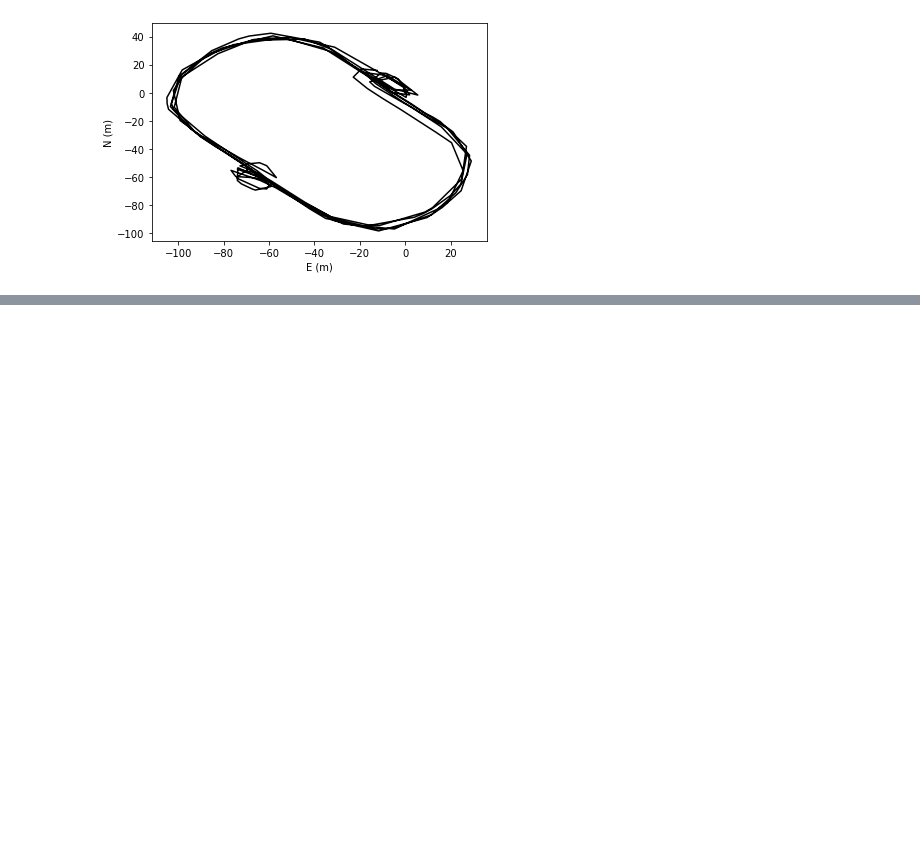
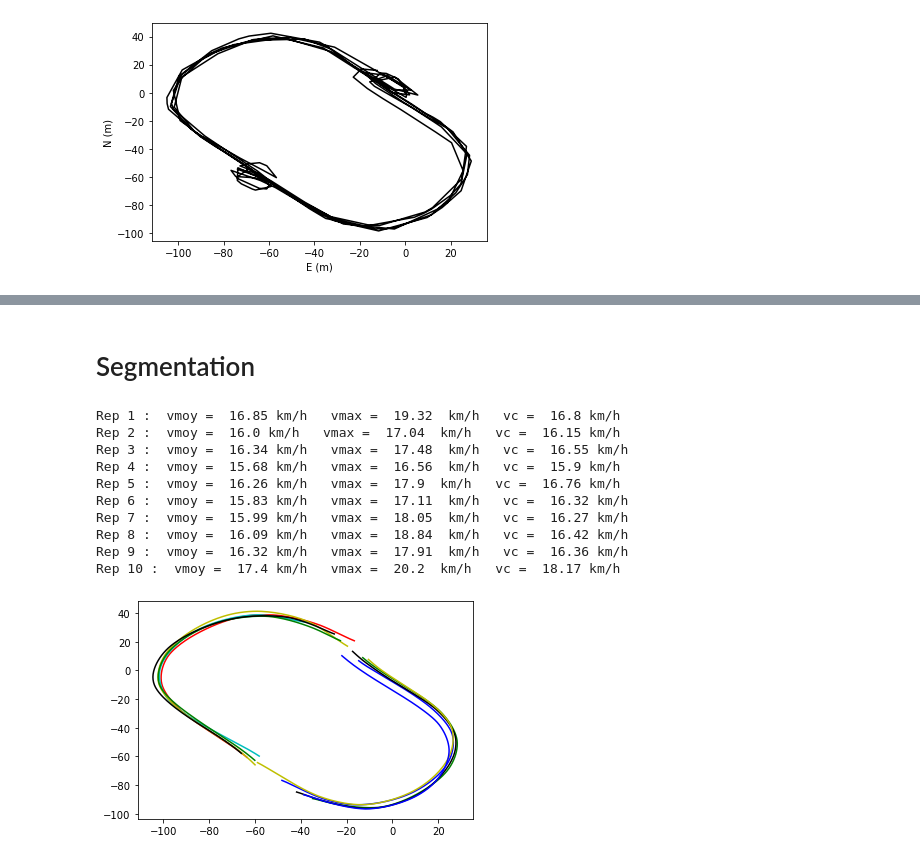
Before and after one commit to umrlastig/tracklib, a Jupyter notebook: doc/source/notebook/Quickstart.ipynb, the cells around one changed output, grey strips where cells are left out. Saved outputs shown, nothing was run; the diff lists cells and outputs as text; code cells hidden in the pictures; blank space fills up the shorter version.

```diff
--- a/doc/source/notebook/Quickstart.ipynb
+++ b/doc/source/notebook/Quickstart.ipynb
@@ -45,0 +100,49 @@ Warning: no reference point (base) provided for local projection to ENU coordina
+# %% [markdown]
+# Segmentation
+# %%
+import tracklib.algo.Segmentation as segmentation
+import tracklib.algo.Interpolation as interp
+
+#  Segmentation
+segmentation.segmentation(trace, ["absdv"], "speed_decoup", [1.5])
+
+# ------------------------------------------------------------------
+# + récupération d'un sous-ensemble de traces
+# + interpolation/lissage + ré-estimation des vitesses...
+# ------------------------------------------------------------------
+seg = segmentation.split(trace, "speed_decoup")
+
+
+# Affichage
+COLORS = ['k-','r-','g-','b-','y-','m-','c-']
+
+count = 0
+interp.SPLINE_PENALIZATION = 1e-2
+for i in range(len(seg)):
+    trace = seg[i]
+    if (trace.length() < 50):
+        continue
+
+    count += 1
+    trace.resample(1, interp.ALGO_THIN_SPLINES, interp.MODE_SPATIAL)
+    trace.estimate_speed()
+    diff = trace.getLastObs().timestamp-trace.getFirstObs().timestamp
+    v = round(trace.length()/diff*3.6,2)
+    vm = round(trace.operate(Operator.MAX, "speed")*3.6,2)
+    vc = round(100/(trace.getObs(150).timestamp-trace.getObs(50).timestamp)*3.6,2)
+    print("Rep", count, ":  vmoy = ", v, "km/h   vmax = ", vm, " km/h   vc = ", vc, "km/h")
+    plt.plot(trace.getX(), trace.getY(), COLORS[i%7])
+
+plt.show()
+# %% [output]
+Rep 1 :  vmoy =  16.85 km/h   vmax =  19.32  km/h   vc =  16.8 km/h
+Rep 2 :  vmoy =  16.0 km/h   vmax =  17.04  km/h   vc =  16.15 km/h
+Rep 3 :  vmoy =  16.34 km/h   vmax =  17.48  km/h   vc =  16.55 km/h
+Rep 4 :  vmoy =  15.68 km/h   vmax =  16.56  km/h   vc =  15.9 km/h
+Rep 5 :  vmoy =  16.26 km/h   vmax =  17.9  km/h   vc =  16.76 km/h
+Rep 6 :  vmoy =  15.83 km/h   vmax =  17.11  km/h   vc =  16.32 km/h
+Rep 7 :  vmoy =  15.99 km/h   vmax =  18.05  km/h   vc =  16.27 km/h
+Rep 8 :  vmoy =  16.09 km/h   vmax =  18.84  km/h   vc =  16.42 km/h
+Rep 9 :  vmoy =  16.32 km/h   vmax =  17.91  km/h   vc =  16.36 km/h
+Rep 10 :  vmoy =  17.4 km/h   vmax =  20.2  km/h   vc =  18.17 km/h
+[figure, added]
```
Also changed, not shown: parts of 13 cells of this notebook.
